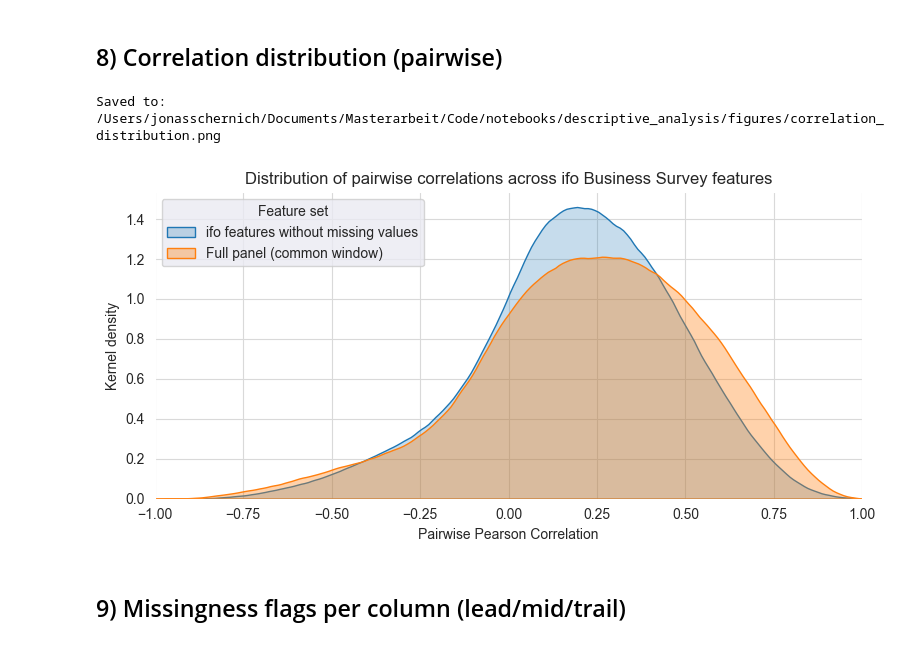
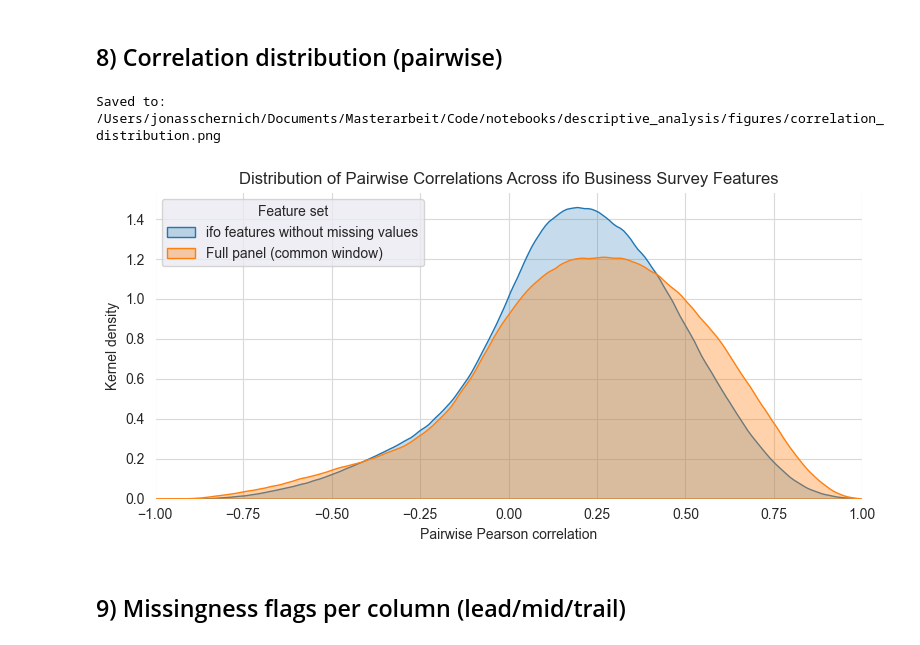
Before and after one commit to JonasSchernich/IndustrialProductionPred, a Jupyter notebook: notebooks/descriptive_analysis/analysis.ipynb, the cells around one changed output. Cells and saved outputs as stored; diff of their text form; code cells hidden in the pictures.

```diff
--- a/notebooks/descriptive_analysis/analysis.ipynb
+++ b/notebooks/descriptive_analysis/analysis.ipynb
@@ -410,36 +411,36 @@ sns.kdeplot(
     vals_full,
     fill=True,
     bw_adjust=0.6,
     label="ifo features without missing values",
     ax=ax
 )
 sns.kdeplot(
     vals_cut,
     fill=True,
     bw_adjust=0.6,
     alpha=0.35,
     label="Full panel (common window)",
     ax=ax
 )
 
 ax.set_facecolor("white")          # nach seaborn nochmal erzwingen
 ax.grid(True, color="0.85")        # Grid behalten
 
 plt.xlim(-1, 1)
-plt.xlabel("Pairwise Pearson Correlation")
+plt.xlabel("Pairwise Pearson correlation")
 plt.ylabel("Kernel density")
-plt.title("Distribution of pairwise correlations across ifo Business Survey features")
+plt.title("Distribution of Pairwise Correlations Across ifo Business Survey Features")
 plt.legend(frameon=True, title="Feature set")
 plt.tight_layout()
 
 save_path = OUT_DIR / "correlation_distribution.png"
 plt.savefig(save_path, dpi=300, bbox_inches="tight", facecolor="white")
 print(f"Saved to: {save_path}")
 
 plt.show()
 # %% [output]
 Saved to: /Users/jonasschernich/Documents/Masterarbeit/Code/notebooks/descriptive_analysis/figures/correlation_distribution.png
-[figure, old version]
+[figure, new version]
 # %% [markdown]
 ## 9) Missingness flags per column (lead/mid/trail)
 # %%
```
Also changed, not shown: parts of 4 cells of this notebook, 29 other files.
